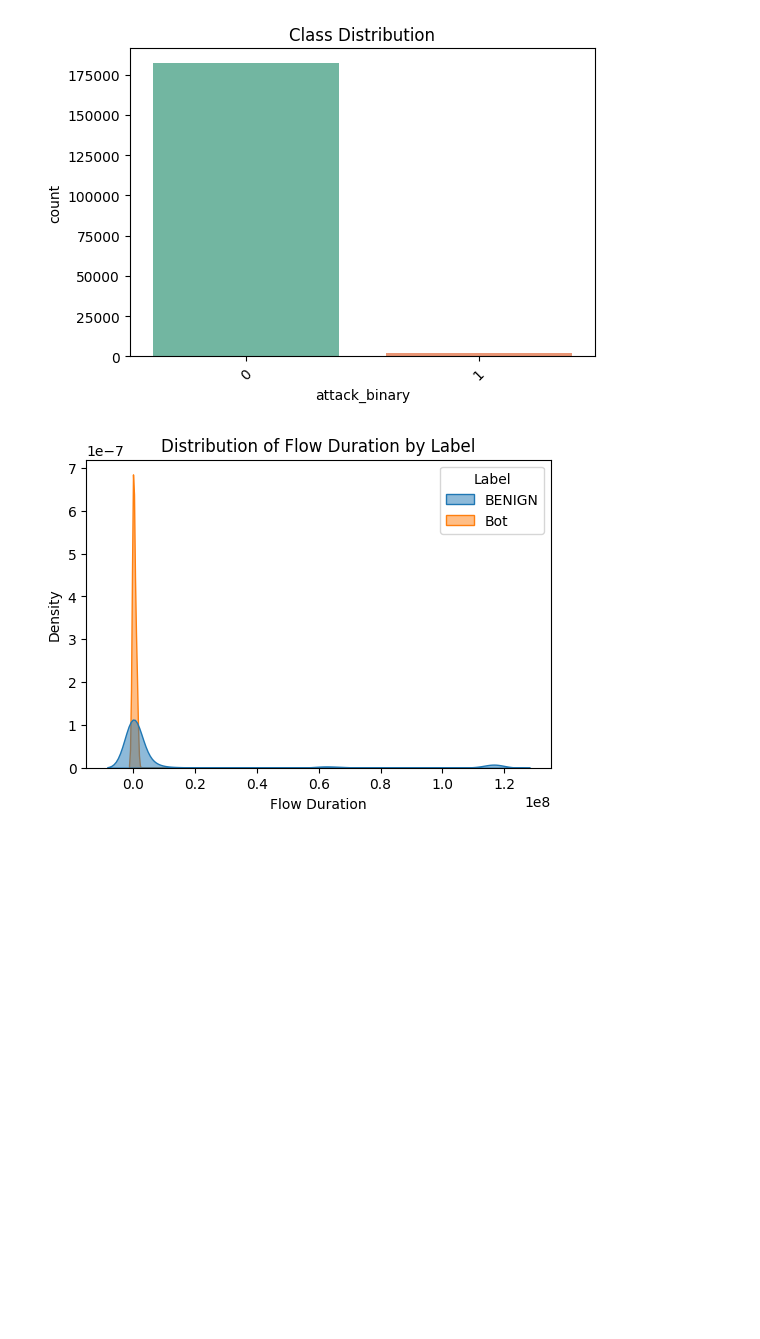
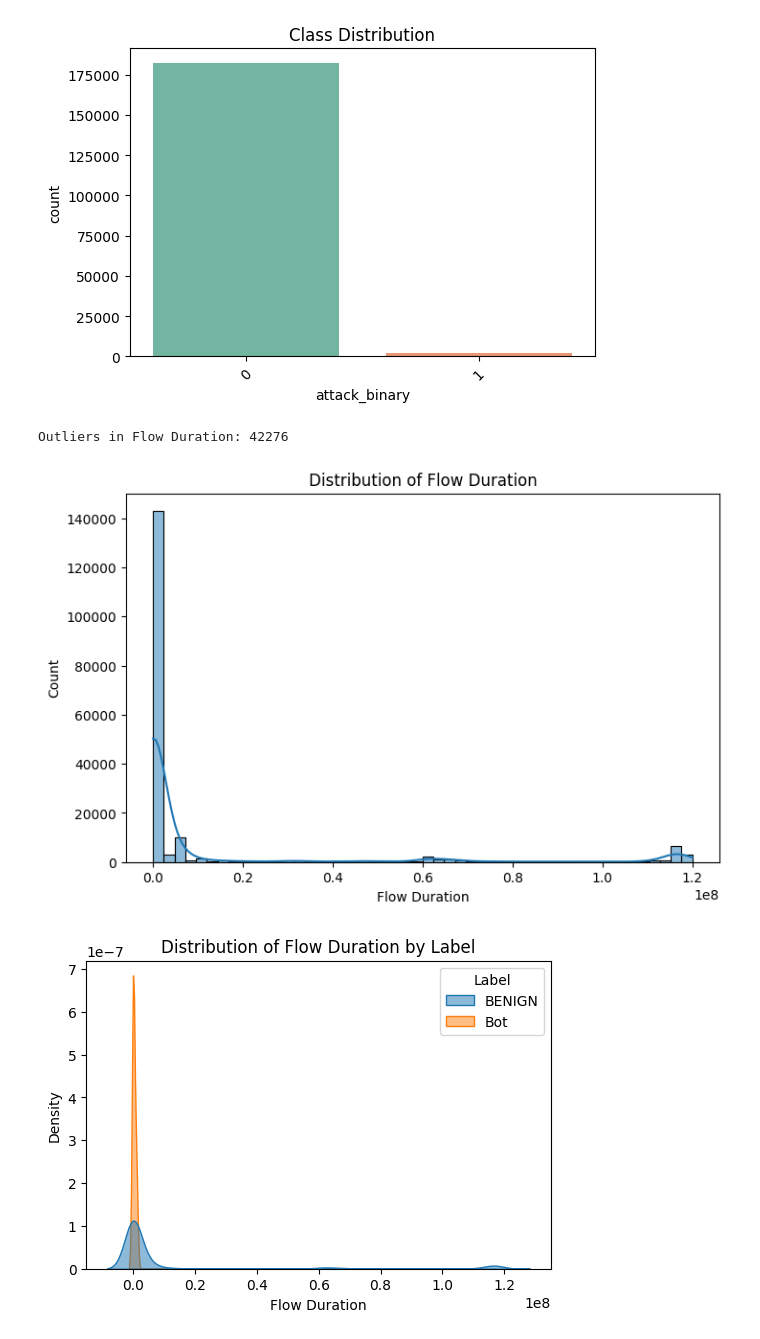
Before and after one commit to vitesh2186/SentinelNet, a Jupyter notebook: notebooks/cic_ids.ipynb, the cells around one changed output. Cells and saved outputs as stored; diff of their text form; code cells hidden in the pictures; blank space fills up the shorter version.

Commit message:
Added Outliers and Plots in CICIDS Dataset

```diff
--- a/notebooks/cic_ids.ipynb
+++ b/notebooks/cic_ids.ipynb
@@ -51,6 +51,8 @@ Index([' Destination Port', ' Flow Duration', ' Total Fwd Packets',
        ' Active Min', 'Idle Mean', ' Idle Std', ' Idle Max', ' Idle Min',
        ' Label'],
       dtype='object')
+# %%
+df.columns = df.columns.str.strip()
 # %%
 print("\nDataset Info:")
 print(df.info())
@@ -97,7 +99,8 @@ max    7.660000e+07  1.200000e+08  1.200000e+08
 # %%
 # Remove Duplicates
 df.drop_duplicates(inplace=True)
-
+# Remove missing values
+df = df.dropna()
 # Handle Missing Values
 print("\nCheck for missing values:")
 print(df.isnull().sum())
@@ -130,3 +133,20 @@ Passing `palette` without assigning `hue` is deprecated and will be removed in v
 
   sns.countplot(x="attack_binary", data=df, palette="Set2")
 [figure]
+# %%
+num_cols = df.select_dtypes(include=['int64', 'float64']).columns
+
+# Function to detect outliers using IQR
+def detect_outliers(data, feature):
+    Q1 = data[feature].quantile(0.25)
+    Q3 = data[feature].quantile(0.75)
+    IQR = Q3 - Q1
+    lower = Q1 - 1.5 * IQR
+    upper = Q3 + 1.5 * IQR
+    return data[(data[feature] < lower) | (data[feature] > upper)]
+
+# Example: detect outliers in "Flow Duration"
+outliers = detect_outliers(df, "Flow Duration")
+print(f"Outliers in Flow Duration: {len(outliers)}")
+# %% [output]
+Outliers in Flow Duration: 42276
@@ -133,3 +163,11 @@ Passing `palette` without assigning `hue` is deprecated and will be removed in v
+# %%
+# Histogram to see distribution
+plt.figure(figsize=(8,5))
+sns.histplot(df["Flow Duration"], bins=50, kde=True)
+plt.title("Distribution of Flow Duration")
+plt.show()
+# %% [output]
+[figure, added]
 # %%
 top_features = ["Flow Duration", "Total Fwd Packets", "Total Backward Packets", "Flow IAT Mean"]
 
```
Also changed, not shown: parts of 4 cells of this notebook.
